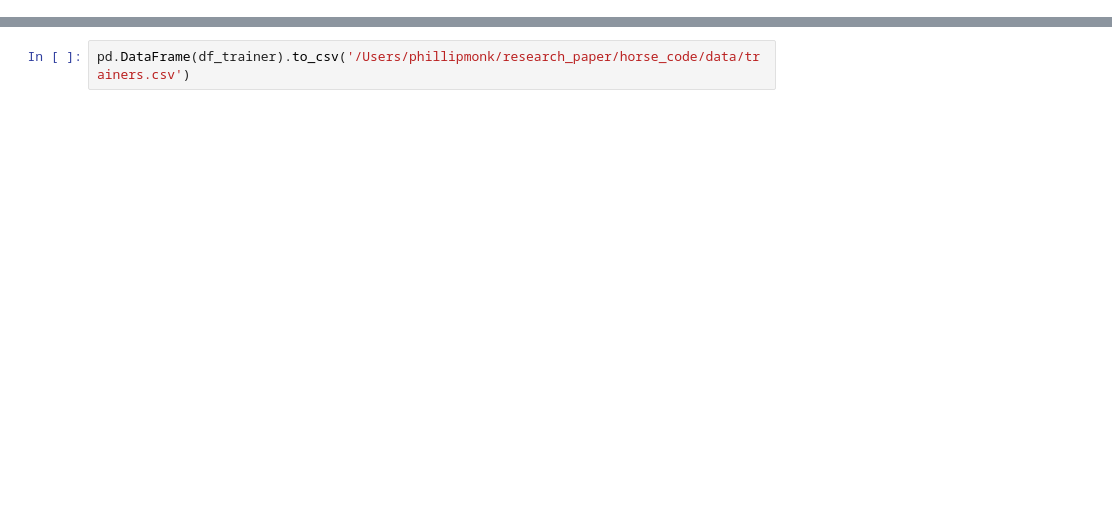
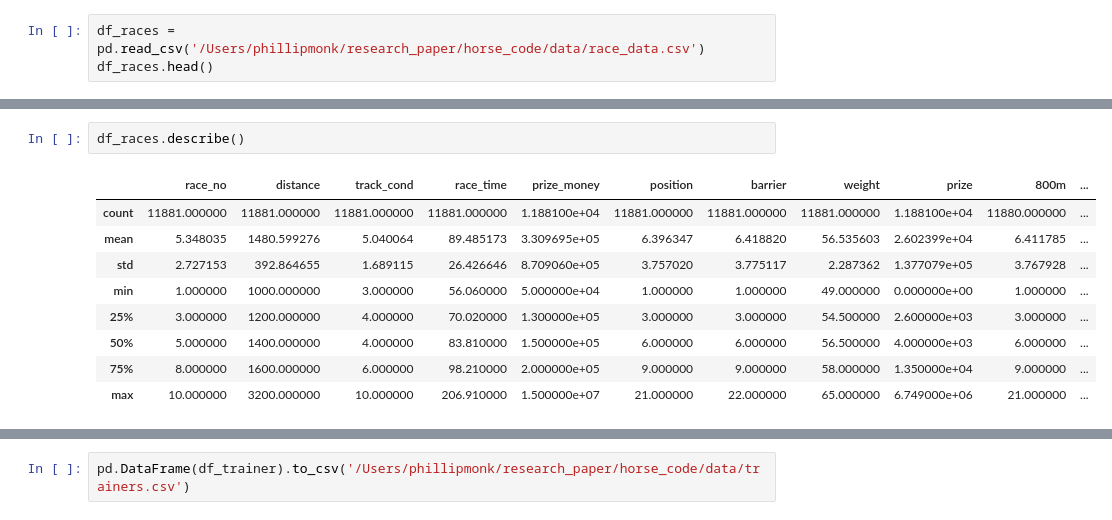
Before and after one commit to stripykitteh/horse_code, a Jupyter notebook: extract_jockeys_trainers.ipynb, the cells around one changed output, grey strips where cells are left out. Cells and saved outputs as stored; diff of their text form; blank space fills up the shorter version.

Commit message:
still need to do partitioning for horse data

```diff
--- a/extract_jockeys_trainers.ipynb
+++ b/extract_jockeys_trainers.ipynb
@@ -30,0 +63,3 @@ from datetime import date
+# %%
+df_races = pd.read_csv('/Users/phillipmonk/research_paper/horse_code/data/race_data.csv')
+df_races.head()
@@ -30,0 +164,12 @@ from datetime import date
+# %%
+df_races.describe()
+# %% [output]
+|  | race_no | distance | track_cond | race_time | prize_money | position | barrier | weight | prize | 800m | ... |
+| count | 11881.000000 | 11881.000000 | 11881.000000 | 11881.000000 | 1.188100e+04 | 11881.000000 | 11881.000000 | 11881.000000 | 1.188100e+04 | 11880.000000 | ... |
+| mean | 5.348035 | 1480.599276 | 5.040064 | 89.485173 | 3.309695e+05 | 6.396347 | 6.418820 | 56.535603 | 2.602399e+04 | 6.411785 | ... |
+| std | 2.727153 | 392.864655 | 1.689115 | 26.426646 | 8.709060e+05 | 3.757020 | 3.775117 | 2.287362 | 1.377079e+05 | 3.767928 | ... |
+| min | 1.000000 | 1000.000000 | 3.000000 | 56.060000 | 5.000000e+04 | 1.000000 | 1.000000 | 49.000000 | 0.000000e+00 | 1.000000 | ... |
+| 25% | 3.000000 | 1200.000000 | 4.000000 | 70.020000 | 1.300000e+05 | 3.000000 | 3.000000 | 54.500000 | 2.600000e+03 | 3.000000 | ... |
+| 50% | 5.000000 | 1400.000000 | 4.000000 | 83.810000 | 1.500000e+05 | 6.000000 | 6.000000 | 56.500000 | 4.000000e+03 | 6.000000 | ... |
+| 75% | 8.000000 | 1600.000000 | 6.000000 | 98.210000 | 2.000000e+05 | 9.000000 | 9.000000 | 58.000000 | 1.350000e+04 | 9.000000 | ... |
+| max | 10.000000 | 3200.000000 | 10.000000 | 206.910000 | 1.500000e+07 | 21.000000 | 22.000000 | 65.000000 | 6.749000e+06 | 21.000000 | ... |
```
Also changed, not shown: parts of 43 cells of this notebook, 49 other files.
